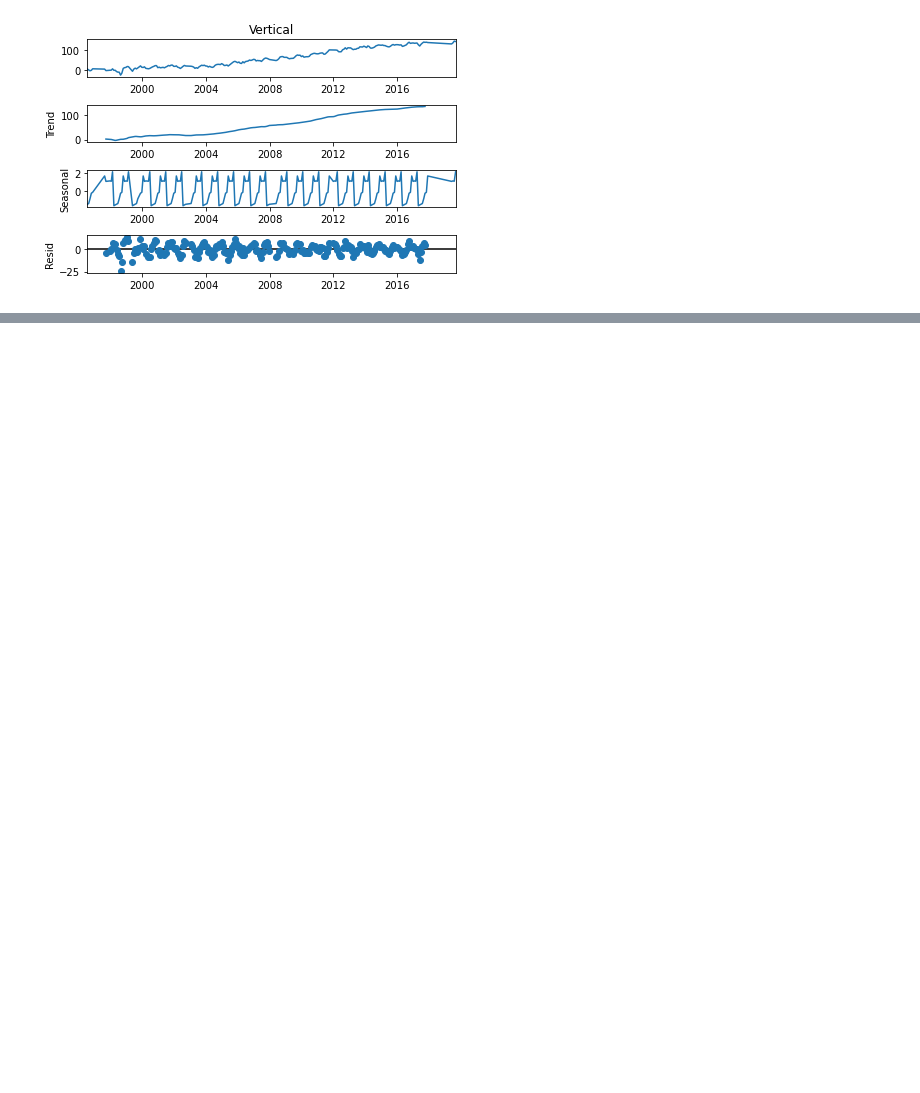
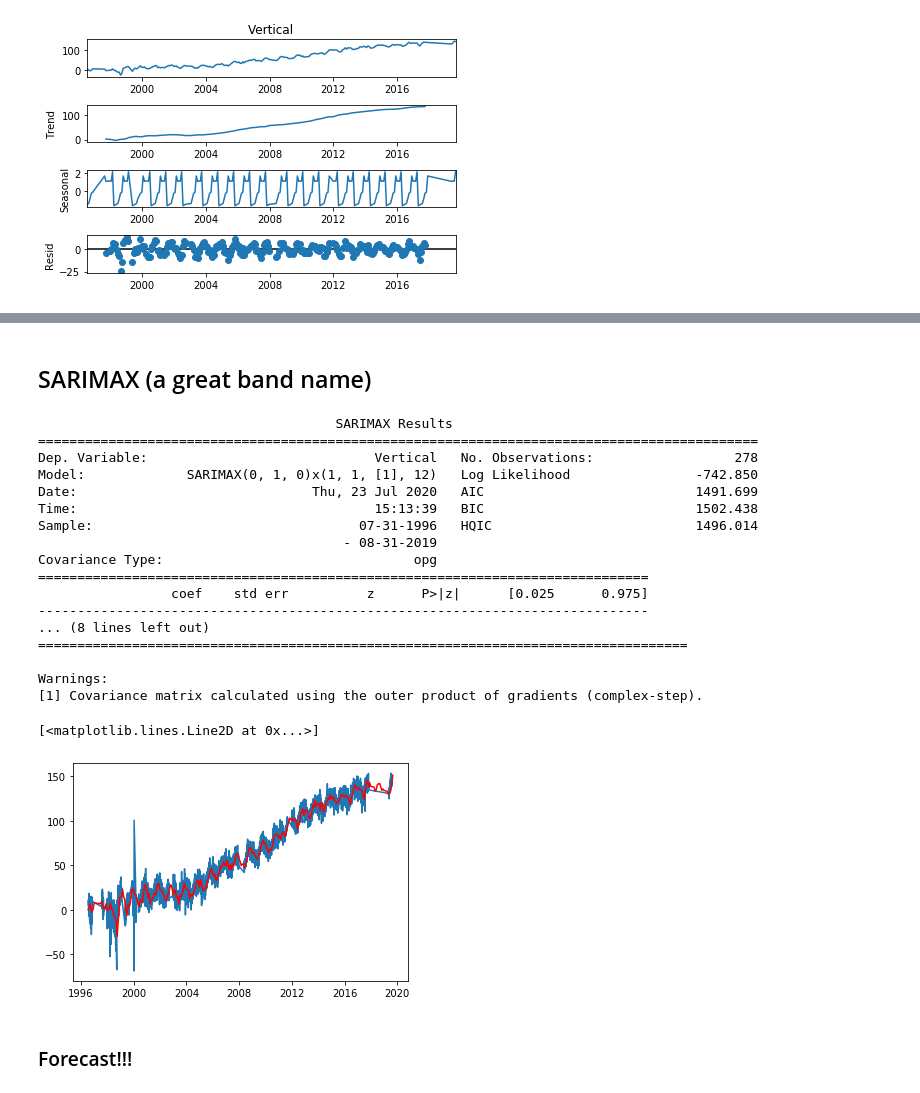
Before and after one commit to ldeo-arctictides/tidegauges-historical, a Jupyter notebook: example_statistics_GPS.ipynb, the cells around one changed output, grey strips where cells are left out. Drawn from its saved outputs; the diff is of its cells as text; code cells hidden in the pictures; blank space fills up the shorter version.

```diff
--- a/example_statistics_GPS.ipynb
+++ b/example_statistics_GPS.ipynb
@@ -389,0 +398,34 @@ decomposition.plot();
+# %% [markdown]
+## SARIMAX (a great band name)
+# %%
+mod = sm.tsa.statespace.SARIMAX(df_monthly['Vertical'].interpolate(),
+                                trend='n',
+                               order=(0,1,0),
+                               seasonal_order=(1,1,1,12))
+results_SARIMAX = mod.fit()
+print(results_SARIMAX.summary())
+
+plt.plot(df['Vertical'].dropna())
+plt.plot(results_SARIMAX.fittedvalues, color='red')
+# %% [output]
+                                      SARIMAX Results
+============================================================================================
+Dep. Variable:                             Vertical   No. Observations:                  278
+Model:             SARIMAX(0, 1, 0)x(1, 1, [1], 12)   Log Likelihood                -742.850
+Date:                              Thu, 23 Jul 2020   AIC                           1491.699
+Time:                                      15:13:39   BIC                           1502.438
+Sample:                                  07-31-1996   HQIC                          1496.014
+                                       - 08-31-2019
+Covariance Type:                                opg
+==============================================================================
+                 coef    std err          z      P>|z|      [0.025      0.975]
+------------------------------------------------------------------------------
+... (8 lines left out)
+===================================================================================
+
+Warnings:
+[1] Covariance matrix calculated using the outer product of gradients (complex-step).
+[<matplotlib.lines.Line2D at 0x...>]
+[figure, added]
+# %% [markdown]
+### Forecast!!!
```
Also changed, not shown: parts of 15 cells of this notebook, 4 other files.
